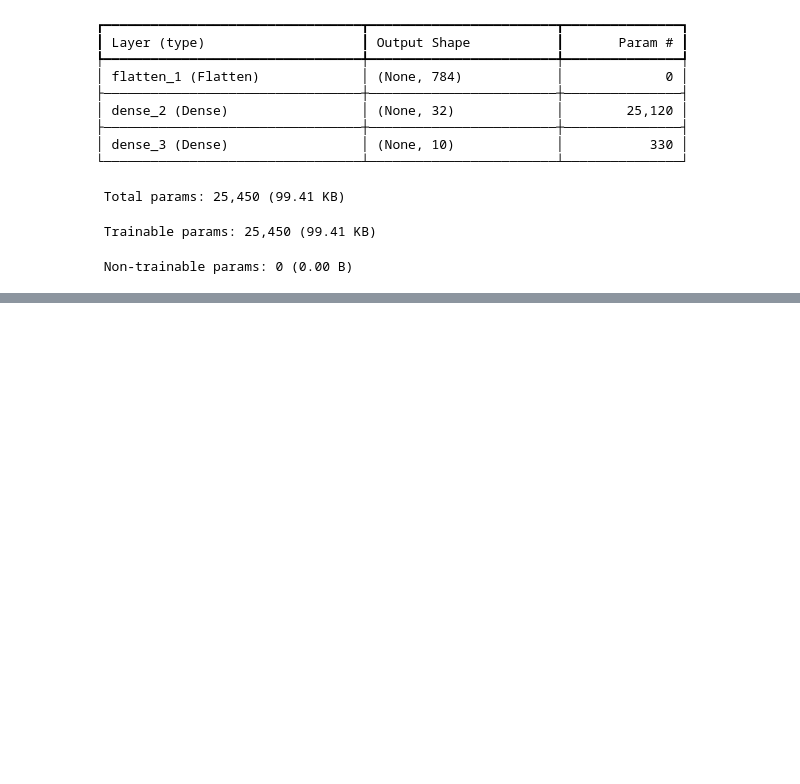
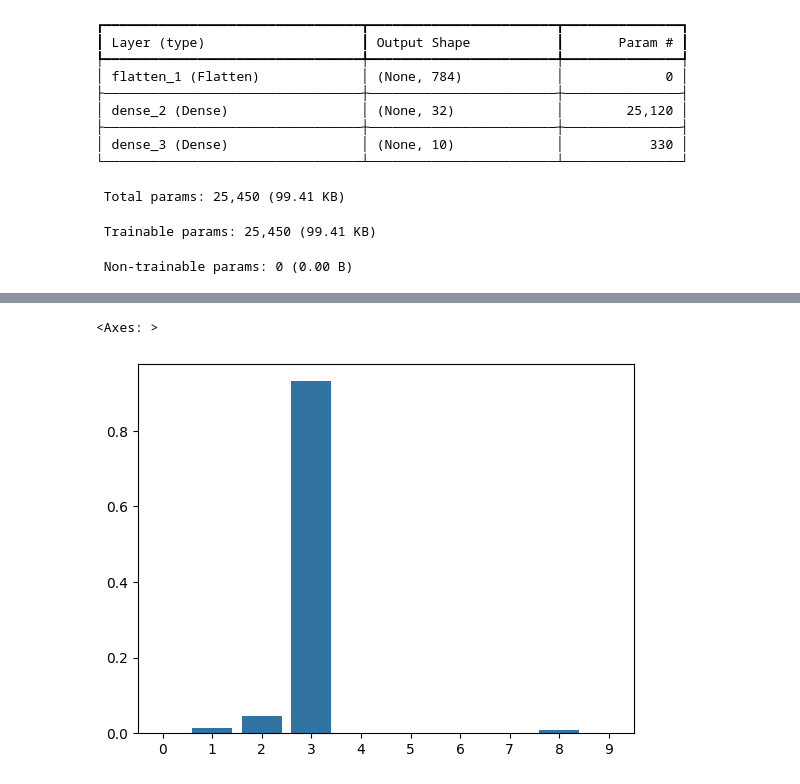
Before and after one commit to HirotoSatake/Syukudai, a Jupyter notebook: Syukudai_instructor2.ipynb, the cells around one changed output, grey strips where cells are left out. Cells and saved outputs as stored; diff of their text form; code cells hidden in the pictures; blank space fills up the shorter version.

```diff
--- a/Syukudai_instructor2.ipynb
+++ b/Syukudai_instructor2.ipynb
@@ -330,0 +465,3 @@ model.compile(loss='categorical_crossentropy',
+# %%
+unknown_array = img_to_array(unknown_img)
+unknown_array
@@ -330,0 +494,3 @@ model.compile(loss='categorical_crossentropy',
+# %%
+unknown_array = unknown_array.reshape((1, 28, 28))
+unknown_array.shape
@@ -330,0 +499,5 @@ model.compile(loss='categorical_crossentropy',
+# %%
+unknown_array = unknown_array / 255
+# %%
+result = model.predict(unknown_array)
+result
@@ -330,0 +507,5 @@ model.compile(loss='categorical_crossentropy',
+# %%
+sns.barplot(x=[0,1,2,3,4,5,6,7,8,9], y=result[0])
+# %% [output]
+<Axes: >
+[figure, added]
```
Also changed, not shown: parts of 212 cells of this notebook, 3 other files.
